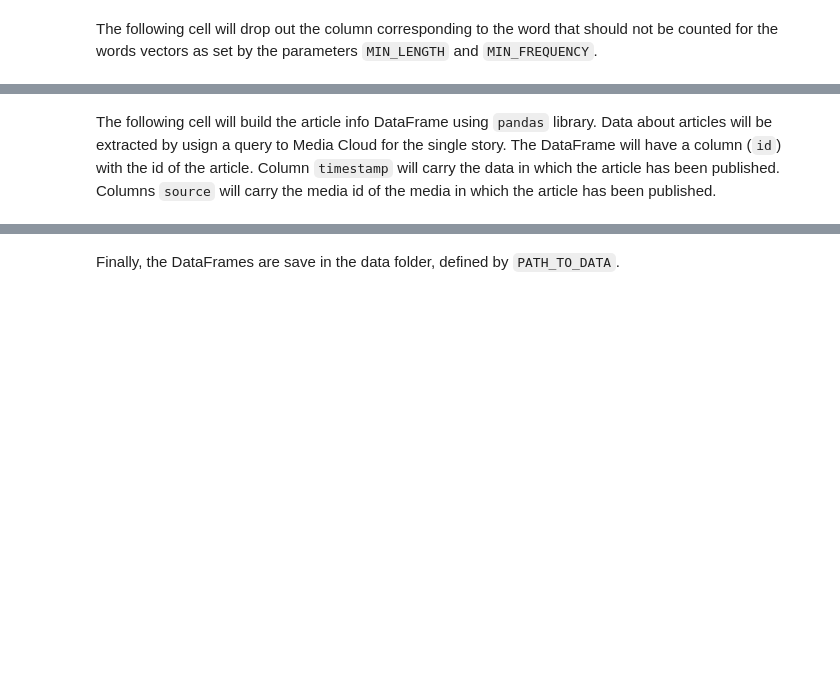
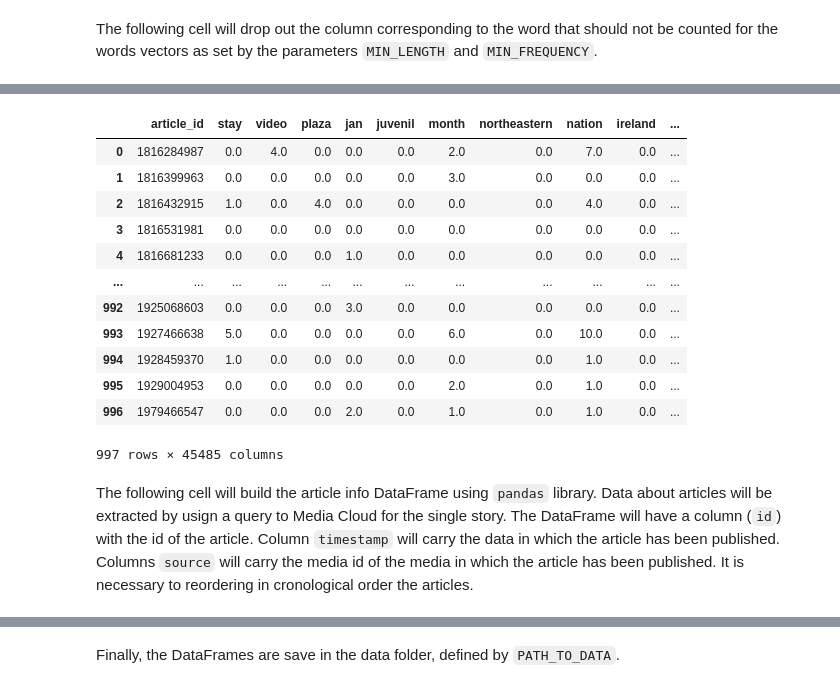
Before and after one commit to relogu/cn_project, a Jupyter notebook: notebooks/articles_search.ipynb, the cells around one changed output, grey strips where cells are left out. Saved outputs shown, nothing was run; the diff lists cells and outputs as text; code cells hidden in the pictures; blank space fills up the shorter version.

```diff
--- a/notebooks/articles_search.ipynb
+++ b/notebooks/articles_search.ipynb
@@ -108,14 +134,20 @@ cols_iterator = tqdm(
     unit='columns',
 )
 
+special_characters = ".\!@#$%^&*()-+?_=,<>/"
+
+def has_numbers(inputString):
+    return any(char.isdigit() for char in inputString)
+
+def has_special_chars(inputString):
+    return any(c in special_characters for c in inputString)
+
 def process_drop(col):
     tmp = pd.to_numeric(words_df[col])
-    if len(col) < MIN_LENGTH or len(tmp[tmp>0]) == 0:
+    #if len(col) < MIN_LENGTH or len(tmp[tmp>0]) == 0 or has_numbers(col) or has_special_chars(col):
+    if has_numbers(col):# or has_special_chars(col):
         return col
 
 cols = Parallel(n_jobs=N_THREADS)(delayed(process_drop)(i) for i in cols_iterator)
-cols = [x for x in cols if (str(x) != 'nan' and str(x) != 'NaN' and str(x) != '' and str(x) != 'None')]
-words_df.drop(cols, 1)
-del cols
-words_df
+cols
 # %% [output]
@@ -127,9 +171,29 @@ words_df
+# %%
+cols = [x for x in cols if (str(x) != 'nan' and str(x) != 'NaN' and str(x) != '' and str(x) != 'None')]
+words_df = words_df.drop(cols, 1)
+#del cols
+words_df
+# %% [output]
+|  | article_id | stay | video | plaza | jan | juvenil | month | northeastern | nation | ireland | ... |
+| 0 | 1816284987 | 0.0 | 4.0 | 0.0 | 0.0 | 0.0 | 2.0 | 0.0 | 7.0 | 0.0 | ... |
+| 1 | 1816399963 | 0.0 | 0.0 | 0.0 | 0.0 | 0.0 | 3.0 | 0.0 | 0.0 | 0.0 | ... |
+| 2 | 1816432915 | 1.0 | 0.0 | 4.0 | 0.0 | 0.0 | 0.0 | 0.0 | 4.0 | 0.0 | ... |
+| 3 | 1816531981 | 0.0 | 0.0 | 0.0 | 0.0 | 0.0 | 0.0 | 0.0 | 0.0 | 0.0 | ... |
+| 4 | 1816681233 | 0.0 | 0.0 | 0.0 | 1.0 | 0.0 | 0.0 | 0.0 | 0.0 | 0.0 | ... |
+| ... | ... | ... | ... | ... | ... | ... | ... | ... | ... | ... | ... |
+| 992 | 1925068603 | 0.0 | 0.0 | 0.0 | 3.0 | 0.0 | 0.0 | 0.0 | 0.0 | 0.0 | ... |
+| 993 | 1927466638 | 5.0 | 0.0 | 0.0 | 0.0 | 0.0 | 6.0 | 0.0 | 10.0 | 0.0 | ... |
+| 994 | 1928459370 | 1.0 | 0.0 | 0.0 | 0.0 | 0.0 | 0.0 | 0.0 | 1.0 | 0.0 | ... |
+| 995 | 1929004953 | 0.0 | 0.0 | 0.0 | 0.0 | 0.0 | 2.0 | 0.0 | 1.0 | 0.0 | ... |
+| 996 | 1979466547 | 0.0 | 0.0 | 0.0 | 2.0 | 0.0 | 1.0 | 0.0 | 1.0 | 0.0 | ... |
+997 rows × 45485 columns
 # %% [markdown]
 The following cell will build the article info DataFrame using `pandas` library.
 Data about articles will be extracted by usign a query to Media Cloud for the single story.
 The DataFrame will have a column (`id`) with the id of the article.
 Column `timestamp` will carry the data in which the article has been published.
 Columns `source` will carry the media id of the media in which the article has been published.
+It is necessary to reordering in cronological order the articles.
 # %%
 article_id_iterator = tqdm(
     words_df['article_id'],
```
Also changed, not shown: parts of 9 cells of this notebook.
